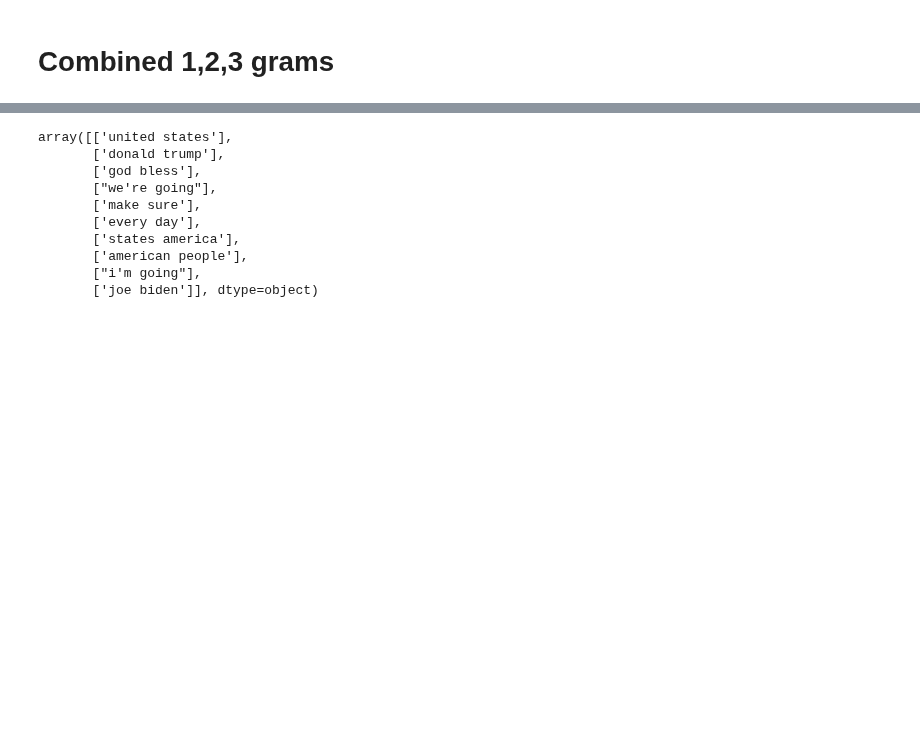
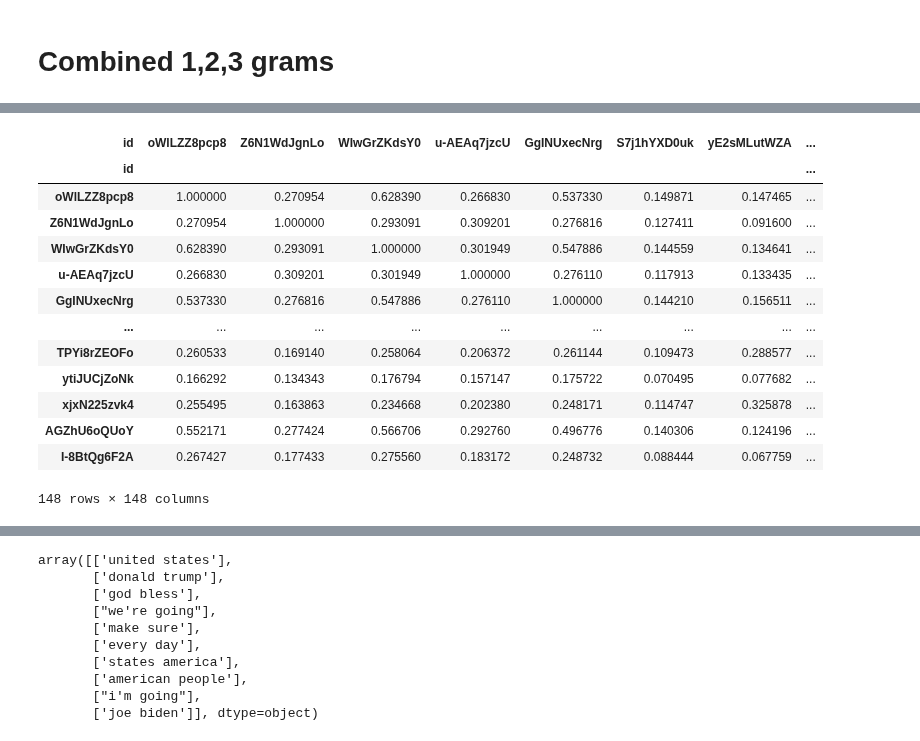
Before and after one commit to kfinity/capstone-speeches, a Jupyter notebook: top_tfidf_with_ngrams.ipynb, the cells around one changed output, grey strips where cells are left out. Saved outputs shown, nothing was run; the diff lists cells and outputs as text; code cells hidden in the pictures; blank space fills up the shorter version.

```diff
--- a/top_tfidf_with_ngrams.ipynb
+++ b/top_tfidf_with_ngrams.ipynb
@@ -162,0 +239,17 @@ top10
+# %%
+csadf
+# %% [output]
+| id | oWlLZZ8pcp8 | Z6N1WdJgnLo | WIwGrZKdsY0 | u-AEAq7jzcU | GgINUxecNrg | S7j1hYXD0uk | yE2sMLutWZA | ... |
+| id |  |  |  |  |  |  |  | ... |
+| oWlLZZ8pcp8 | 1.000000 | 0.270954 | 0.628390 | 0.266830 | 0.537330 | 0.149871 | 0.147465 | ... |
+| Z6N1WdJgnLo | 0.270954 | 1.000000 | 0.293091 | 0.309201 | 0.276816 | 0.127411 | 0.091600 | ... |
+| WIwGrZKdsY0 | 0.628390 | 0.293091 | 1.000000 | 0.301949 | 0.547886 | 0.144559 | 0.134641 | ... |
+| u-AEAq7jzcU | 0.266830 | 0.309201 | 0.301949 | 1.000000 | 0.276110 | 0.117913 | 0.133435 | ... |
+| GgINUxecNrg | 0.537330 | 0.276816 | 0.547886 | 0.276110 | 1.000000 | 0.144210 | 0.156511 | ... |
+| ... | ... | ... | ... | ... | ... | ... | ... | ... |
+| TPYi8rZEOFo | 0.260533 | 0.169140 | 0.258064 | 0.206372 | 0.261144 | 0.109473 | 0.288577 | ... |
+| ytiJUCjZoNk | 0.166292 | 0.134343 | 0.176794 | 0.157147 | 0.175722 | 0.070495 | 0.077682 | ... |
+| xjxN225zvk4 | 0.255495 | 0.163863 | 0.234668 | 0.202380 | 0.248171 | 0.114747 | 0.325878 | ... |
+| AGZhU6oQUoY | 0.552171 | 0.277424 | 0.566706 | 0.292760 | 0.496776 | 0.140306 | 0.124196 | ... |
+| I-8BtQg6F2A | 0.267427 | 0.177433 | 0.275560 | 0.183172 | 0.248732 | 0.088444 | 0.067759 | ... |
+148 rows × 148 columns
```
Also changed, not shown: parts of 21 cells of this notebook, 3 other files.
